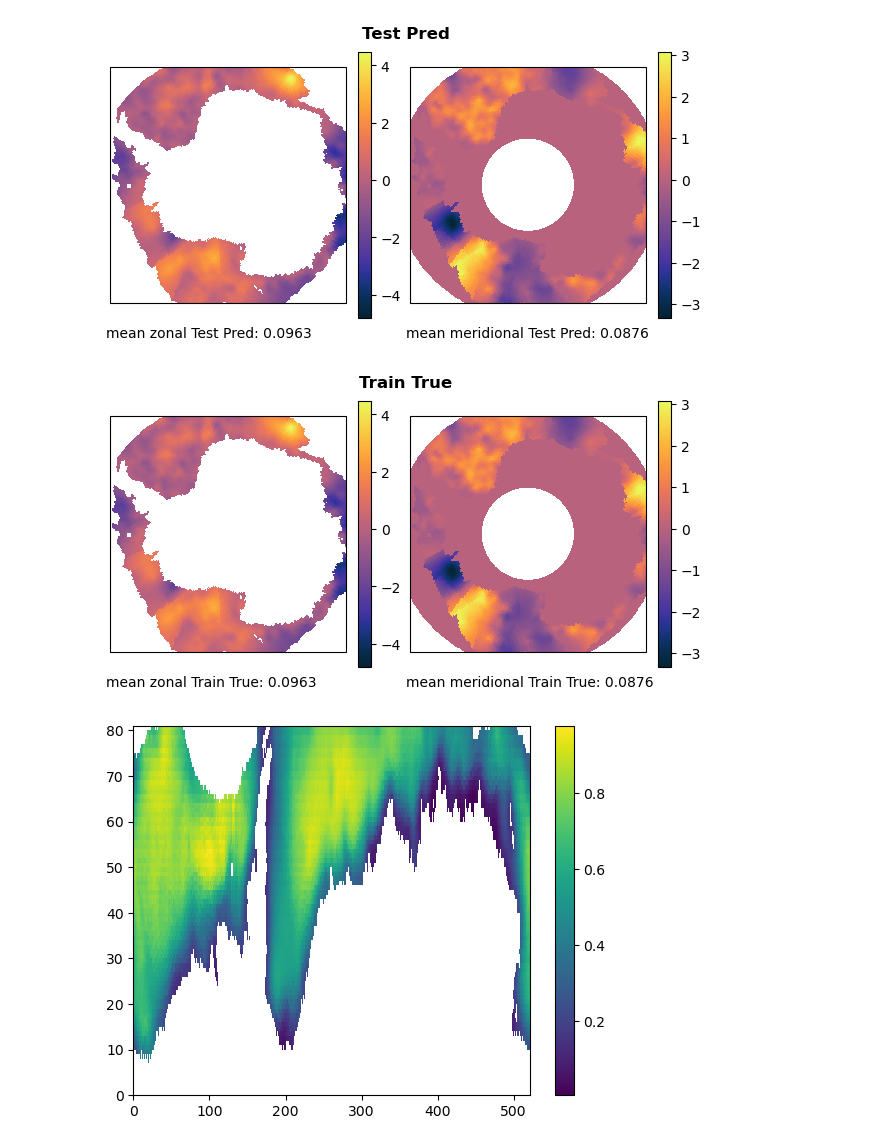
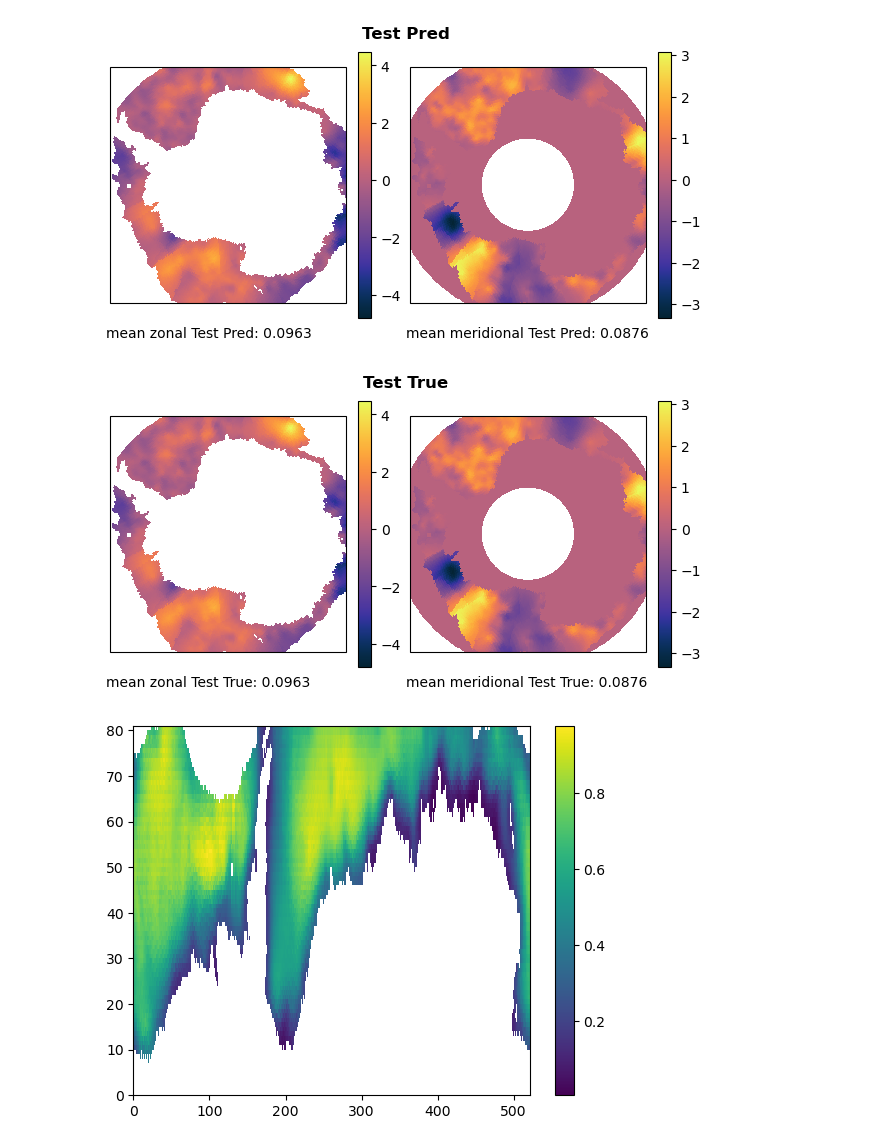
Before and after one commit to jackbassham/thesis-rough, a Jupyter notebook: notebooks/test_lr_wtd_out.ipynb, the cells around one changed output. Cells and saved outputs as stored; diff of their text form; code cells hidden in the pictures.

Commit message:
test pred output test true; not the case with same data in LRV3Weighted.py; coefficients match: issue is in variable saving or test function

```diff
--- a/notebooks/test_lr_wtd_out.ipynb
+++ b/notebooks/test_lr_wtd_out.ipynb
@@ -147,14 +147,14 @@ plot_metric2(u_out, v_out, lon, lat, metric)
 # %%
 it = 180
 
 u_out = y_true[it,0,:,:]
 v_out = y_true[it,1,:,:]
 
-metric = 'Train True'
+metric = 'Test True'
 
 plot_metric2(u_out, v_out, lon, lat, metric)
 # %% [output]
-[figure, old version]
+[figure, new version]
 # %%
 for im in m:
     plt.pcolormesh(im)
```
